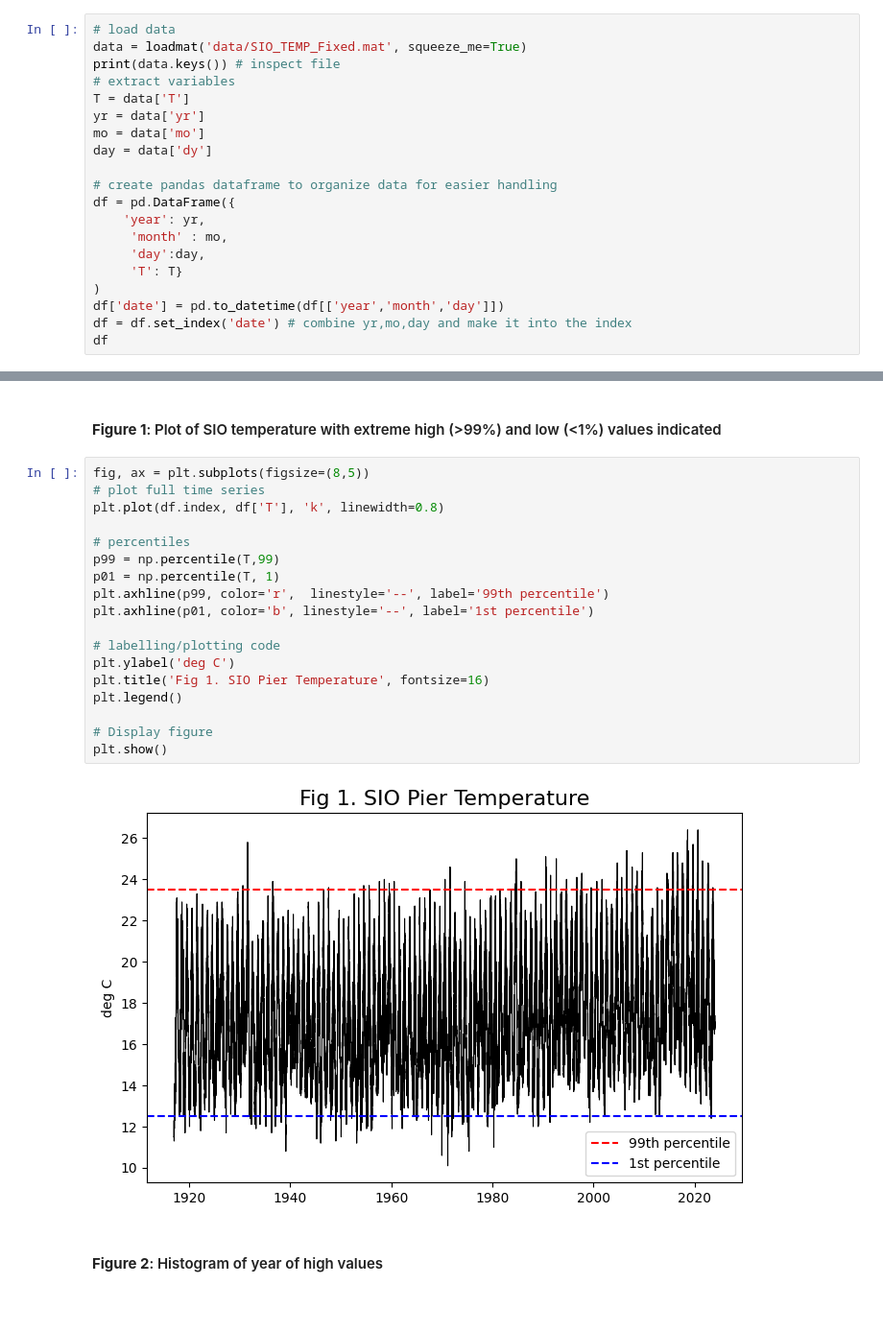
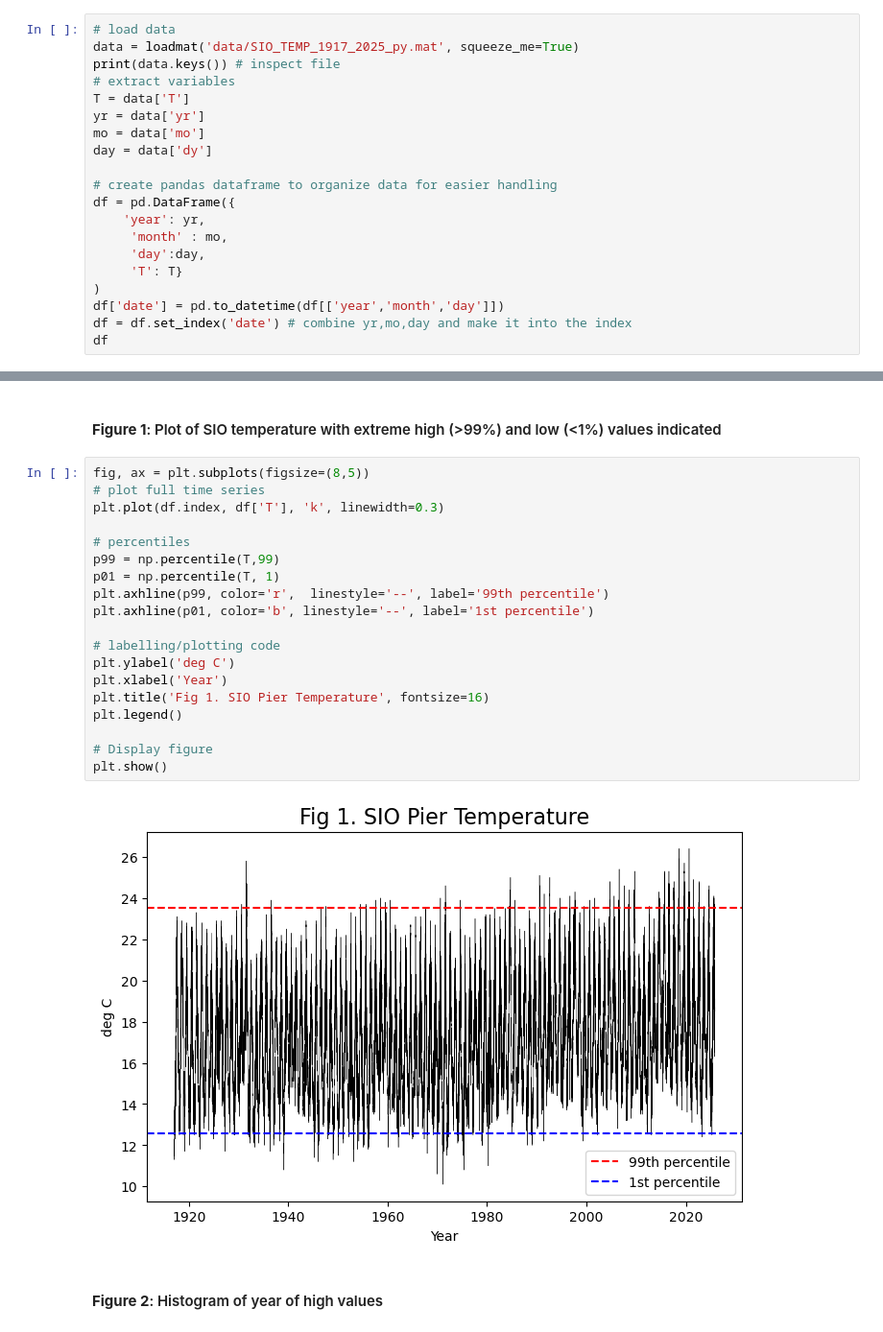
Before and after one commit to isidora-rojas/SIO175_DataAnalysis, a Jupyter notebook: Module_1/assignment1.ipynb, the cells around one changed output, grey strips where cells are left out. Shown at 96% size. Cells and saved outputs as stored; diff of their text form; blank space fills up the shorter version.

Commit message:
update temp files

```diff
--- a/Module_1/assignment1.ipynb
+++ b/Module_1/assignment1.ipynb
@@ -44,7 +44,7 @@ import numpy as np
 import matplotlib.pyplot as plt
 # %%
 # load data
-data = loadmat('data/SIO_TEMP_Fixed.mat', squeeze_me=True)
+data = loadmat('data/SIO_TEMP_1917_2025_py.mat', squeeze_me=True)
 print(data.keys()) # inspect file
 # extract variables
 T = data['T']
@@ -83,23 +83,24 @@ dict_keys(['__header__', '__version__', '__globals__', 'T', 'dy', 'mo', 'None',
 # %%
 fig, ax = plt.subplots(figsize=(8,5))
 # plot full time series
-plt.plot(df.index, df['T'], 'k', linewidth=0.8)
+plt.plot(df.index, df['T'], 'k', linewidth=0.3)
 
 # percentiles
 p99 = np.percentile(T,99)
 p01 = np.percentile(T, 1)
 plt.axhline(p99, color='r',  linestyle='--', label='99th percentile')
 plt.axhline(p01, color='b', linestyle='--', label='1st percentile')
 
 # labelling/plotting code
 plt.ylabel('deg C')
+plt.xlabel('Year')
 plt.title('Fig 1. SIO Pier Temperature', fontsize=16)
 plt.legend()
 
 # Display figure
 plt.show()
 # %% [output]
-[figure, old version]
+[figure, new version]
 # %% [markdown]
 #### **Figure 2**: Histogram of year of high values
 # %%
```
Also changed, not shown: parts of 10 cells of this notebook, 9 other files.
